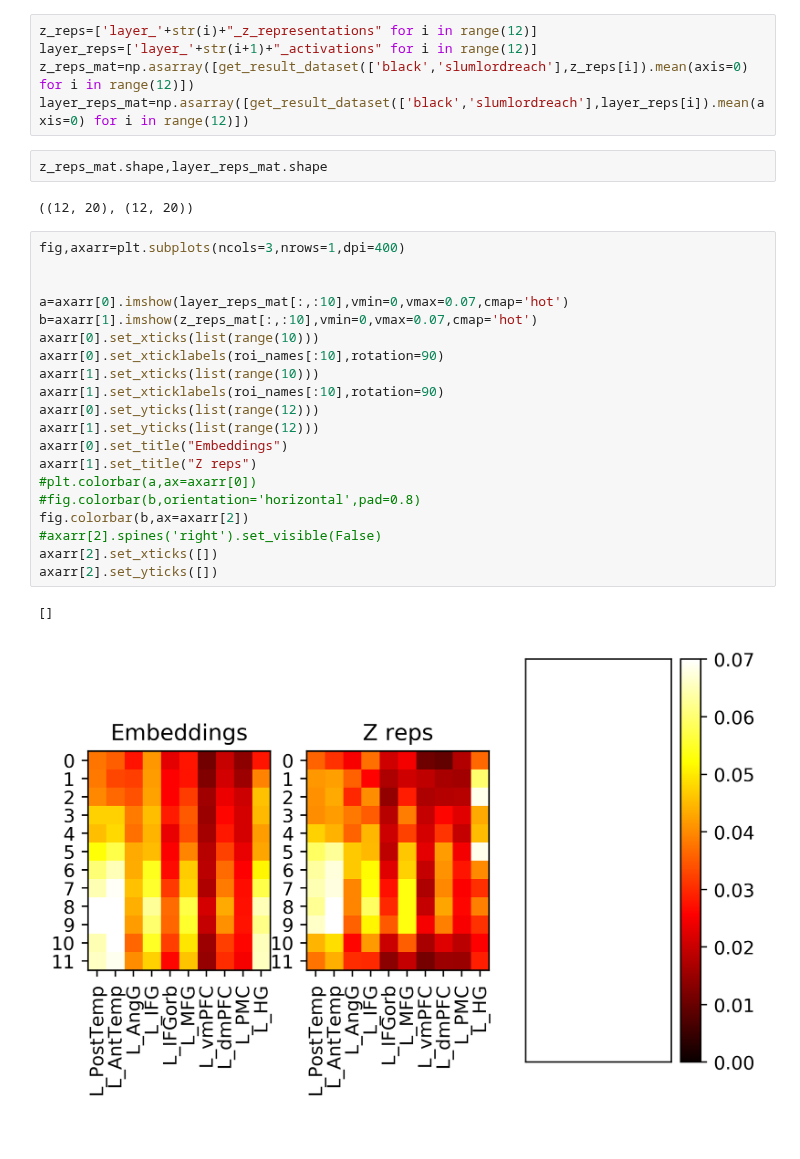
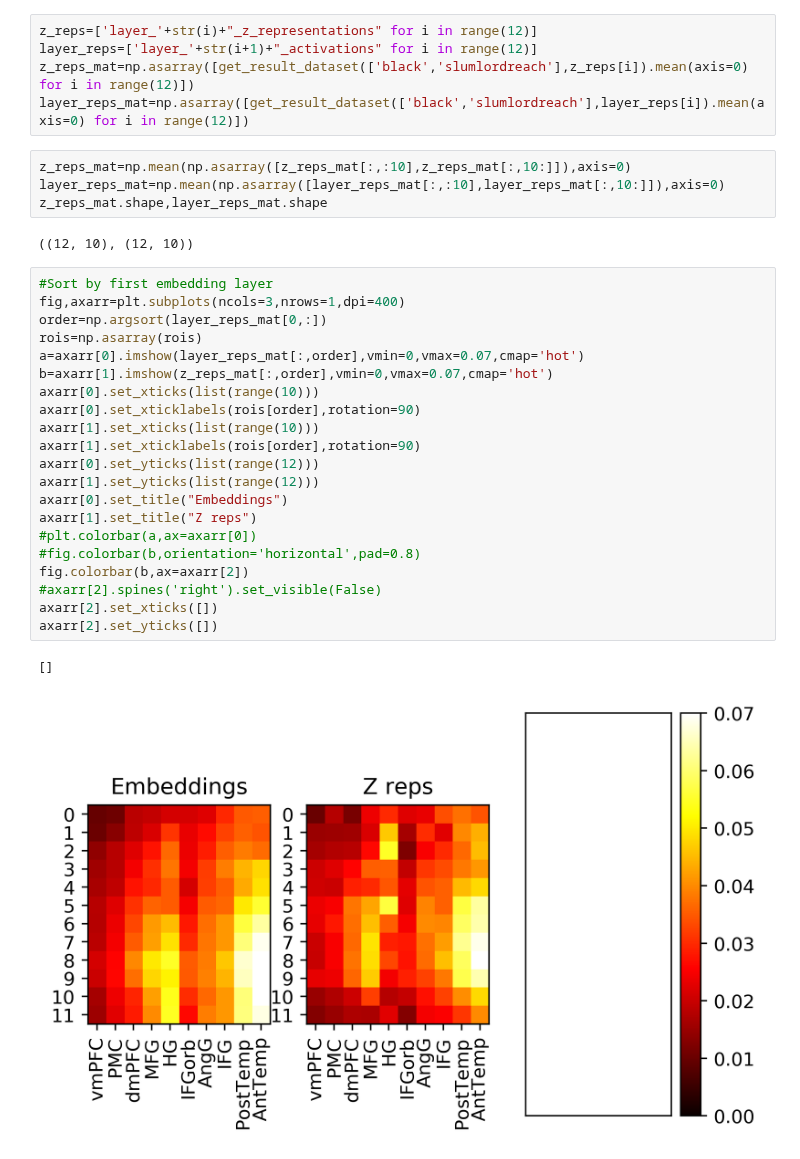
Before and after one commit to tsumers/bert-brains, a Jupyter notebook: View_ROI_Matrices.ipynb, the cells around one changed output. Saved outputs shown, nothing was run; the diff lists cells and outputs as text.

Commit message:
Add matrices in a couple of different orderings.

```diff
--- a/View_ROI_Matrices.ipynb
+++ b/View_ROI_Matrices.ipynb
@@ -51,31 +51,34 @@ z_reps=['layer_'+str(i)+"_z_representations" for i in range(12)]
 layer_reps=['layer_'+str(i+1)+"_activations" for i in range(12)]
 z_reps_mat=np.asarray([get_result_dataset(['black','slumlordreach'],z_reps[i]).mean(axis=0) for i in range(12)])
 layer_reps_mat=np.asarray([get_result_dataset(['black','slumlordreach'],layer_reps[i]).mean(axis=0) for i in range(12)])
-# %%
-z_reps_mat.shape,layer_reps_mat.shape
-# %% [output]
-((12, 20), (12, 20))
+# %%
+z_reps_mat=np.mean(np.asarray([z_reps_mat[:,:10],z_reps_mat[:,10:]]),axis=0)
+layer_reps_mat=np.mean(np.asarray([layer_reps_mat[:,:10],layer_reps_mat[:,10:]]),axis=0)
+z_reps_mat.shape,layer_reps_mat.shape
+# %% [output]
+((12, 10), (12, 10))
 # %%
+#Sort by first embedding layer
 fig,axarr=plt.subplots(ncols=3,nrows=1,dpi=400)
-
-
-a=axarr[0].imshow(layer_reps_mat[:,:10],vmin=0,vmax=0.07,cmap='hot')
-b=axarr[1].imshow(z_reps_mat[:,:10],vmin=0,vmax=0.07,cmap='hot')
+order=np.argsort(layer_reps_mat[0,:])
+rois=np.asarray(rois)
+a=axarr[0].imshow(layer_reps_mat[:,order],vmin=0,vmax=0.07,cmap='hot')
+b=axarr[1].imshow(z_reps_mat[:,order],vmin=0,vmax=0.07,cmap='hot')
 axarr[0].set_xticks(list(range(10)))
-axarr[0].set_xticklabels(roi_names[:10],rotation=90)
+axarr[0].set_xticklabels(rois[order],rotation=90)
 axarr[1].set_xticks(list(range(10)))
-axarr[1].set_xticklabels(roi_names[:10],rotation=90)
+axarr[1].set_xticklabels(rois[order],rotation=90)
 axarr[0].set_yticks(list(range(12)))
 axarr[1].set_yticks(list(range(12)))
 axarr[0].set_title("Embeddings")
 axarr[1].set_title("Z reps")
 #plt.colorbar(a,ax=axarr[0])
 #fig.colorbar(b,orientation='horizontal',pad=0.8)
 fig.colorbar(b,ax=axarr[2])
 #axarr[2].spines('right').set_visible(False)
 axarr[2].set_xticks([])
 axarr[2].set_yticks([])
 # %% [output]
 []
-[figure, old version]
+[figure, new version]
 # %%
```
Also changed, not shown: parts of 3 cells of this notebook.
